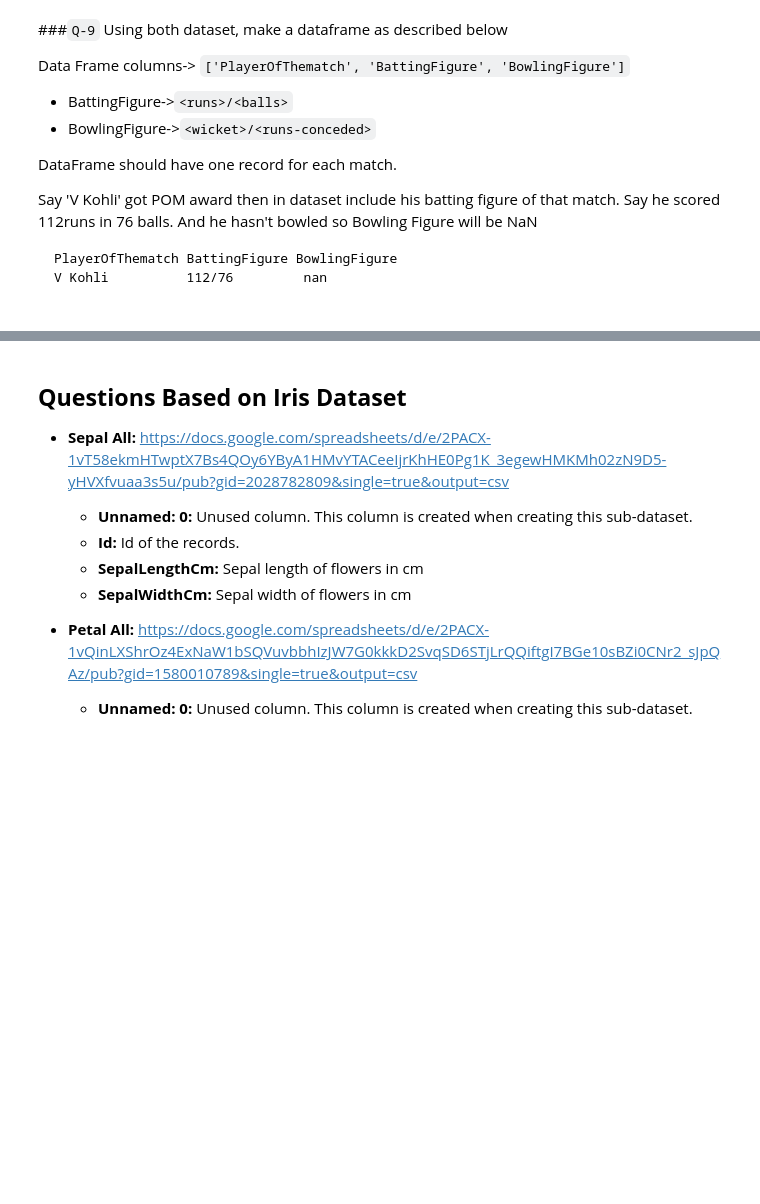
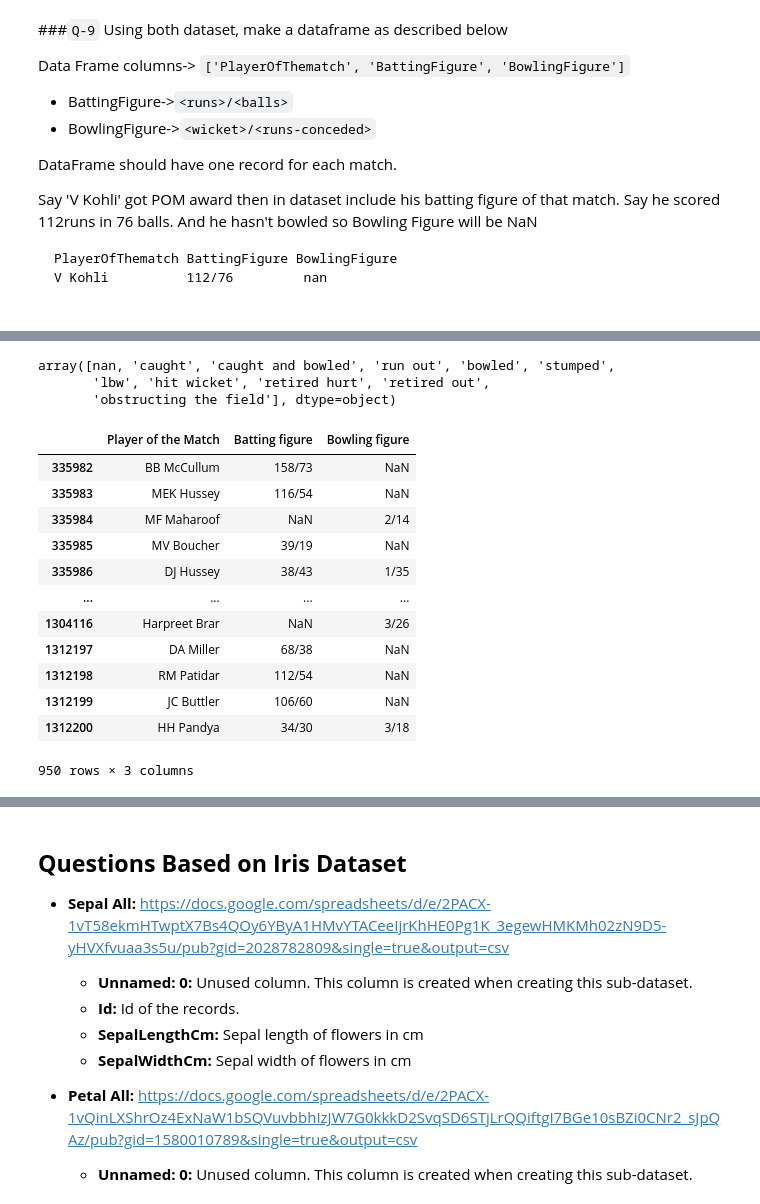
Before and after one commit to rishabhk1501/Data-Analytics-Tasks, a Jupyter notebook: session_20_task_soln.ipynb, the cells around one changed output, grey strips where cells are left out. Saved outputs shown, nothing was run; the diff lists cells and outputs as text; code cells hidden in the pictures; blank space fills up the shorter version.

```diff
--- a/session_20_task_soln.ipynb
+++ b/session_20_task_soln.ipynb
@@ -391,0 +401,46 @@ V Kohli          112/76         nan
+# %%
+ipl['kind'].unique()
+# %% [output]
+array([nan, 'caught', 'caught and bowled', 'run out', 'bowled', 'stumped',
+       'lbw', 'hit wicket', 'retired hurt', 'retired out',
+       'obstructing the field'], dtype=object)
+# %%
+matches = ipl.groupby('ID')
+
+l = []
+for group,data in matches:
+
+  df = pd.DataFrame(index=[group], columns=['Player of the Match', 'Batting figure', 'Bowling figure'])
+
+  df['Player of the Match'] = data['Player_of_Match'].values[0]
+  batter_df = data[data['batter'] == data['Player_of_Match'].values[0]]
+  bowler_df = data[data['bowler'] == data['Player_of_Match'].values[0]]
+  runs_scored = batter_df['batsman_run'].sum()
+  balls_faced = len(batter_df) - (len(batter_df[batter_df['extra_type'] == 'wides']))
+  df['Batting figure'] = str(runs_scored) + '/' + str(balls_faced)
+  wickets = len(bowler_df[(bowler_df['isWicketDelivery'] == 1) & (bowler_df['kind'].isin(['caught','caught and bowled','bowled','stumped','lbw','hit wicket']))])
+  runs_conceded = bowler_df['total_run'].sum()
+  df['Bowling figure'] = str(wickets) + '/' + str(runs_conceded)
+
+  l.append(df)
+
+final = pd.concat(l)
+
+final['Batting figure'] = final['Batting figure'].apply(lambda x: np.nan if x == '0/0' else x)
+final['Bowling figure'] = final['Bowling figure'].apply(lambda x: np.nan if x == '0/0' else x)
+# %%
+final
+# %% [output]
+|  | Player of the Match | Batting figure | Bowling figure |
+| 335982 | BB McCullum | 158/73 | NaN |
+| 335983 | MEK Hussey | 116/54 | NaN |
+| 335984 | MF Maharoof | NaN | 2/14 |
+| 335985 | MV Boucher | 39/19 | NaN |
+| 335986 | DJ Hussey | 38/43 | 1/35 |
+| ... | ... | ... | ... |
+| 1304116 | Harpreet Brar | NaN | 3/26 |
+| 1312197 | DA Miller | 68/38 | NaN |
+| 1312198 | RM Patidar | 112/54 | NaN |
+| 1312199 | JC Buttler | 106/60 | NaN |
+| 1312200 | HH Pandya | 34/30 | 3/18 |
+950 rows × 3 columns
```
Also changed, not shown: parts of 2 cells of this notebook.
